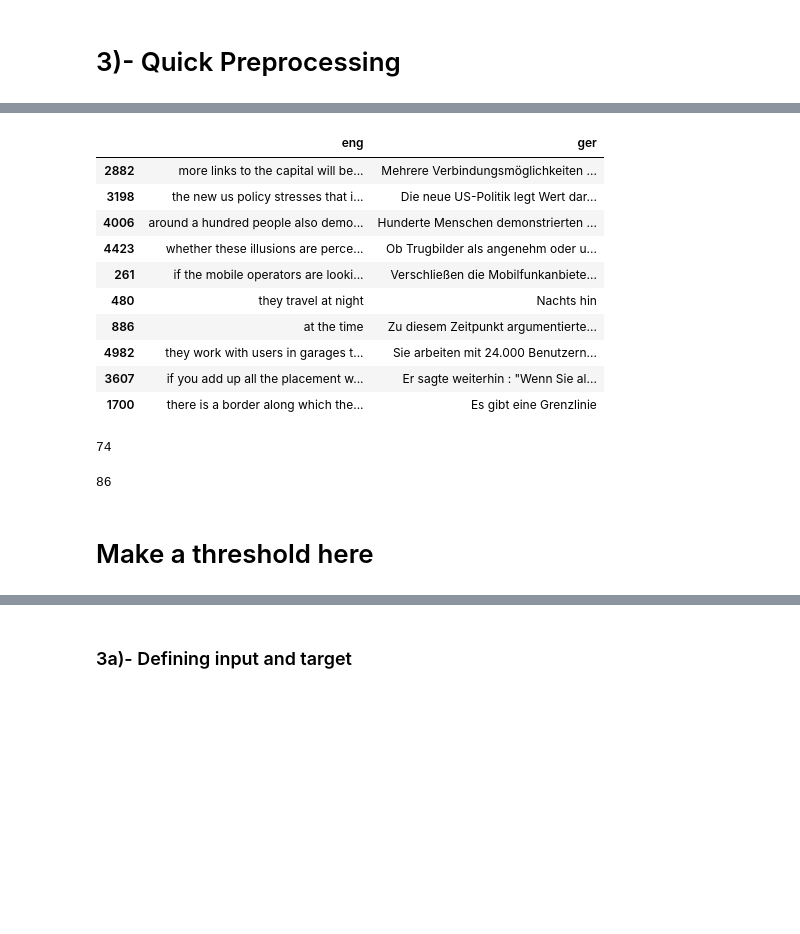
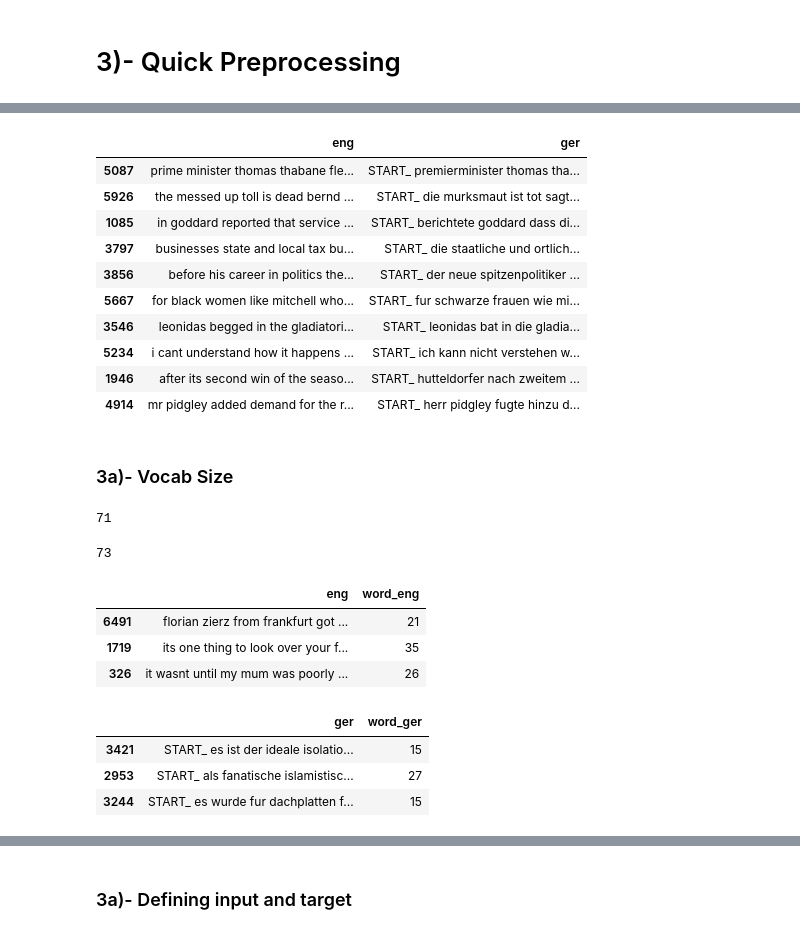
Before and after one commit to HassanSherwani/Language_Translator, a Jupyter notebook: Encoder_Decoder_Model.ipynb, the cells around one changed output, grey strips where cells are left out. Cells and saved outputs as stored; diff of their text form; code cells hidden in the pictures; blank space fills up the shorter version.

```diff
--- a/Encoder_Decoder_Model.ipynb
+++ b/Encoder_Decoder_Model.ipynb
@@ -112,16 +89,19 @@ lines.deu=lines.ger.apply(lambda x: re.sub("'", '', x))
 # %%
 exclude = set(string.punctuation) # Set of all special characters
 # Remove all the special characters
-lines.eng=lines.eng.apply(lambda x: ''.join(ch for ch in x if ch not in exclude))
-lines.deu=lines.ger.apply(lambda x: ''.join(ch for ch in x if ch not in exclude))
+df.eng=df.eng.apply(lambda x: ''.join(ch for ch in x if ch not in exclude))
+df.ger=df.ger.apply(lambda x: ''.join(ch for ch in x if ch not in exclude))
 # %%
 # Remove all numbers from text
 remove_digits = str.maketrans('', '', digits)
-lines.eng=lines.eng.apply(lambda x: x.translate(remove_digits))
-lines.deu=lines.ger.apply(lambda x: x.translate(remove_digits))
+df.eng=df.eng.apply(lambda x: x.translate(remove_digits))
+df.ger=df.ger.apply(lambda x: x.translate(remove_digits))
 # %%
 # Remove extra spaces
-lines.eng=lines.eng.apply(lambda x: x.strip())
-lines.deu=lines.ger.apply(lambda x: x.strip())
-lines.eng=lines.eng.apply(lambda x: re.sub(" +", " ", x))
-lines.deu=lines.ger.apply(lambda x: re.sub(" +", " ", x))
+df.eng=df.eng.apply(lambda x: x.strip())
+df.ger=df.ger.apply(lambda x: x.strip())
+df.eng=df.eng.apply(lambda x: re.sub(" +", " ", x))
+df.ger=df.ger.apply(lambda x: re.sub(" +", " ", x))
+# %%
+# Add start and end tokens to target sequences. I am not German so , I am doing so for my ease
+df.ger = df.ger.apply(lambda x : 'START_ '+ x + ' _END')
@@ -128,17 +115,19 @@ lines.deu=lines.ger.apply(lambda x: re.sub(" +", " ", x))
 # %%
-lines.sample(10)
+df.sample(10)
 # %% [output]
 |  | eng | ger |
-| 2882 | more links to the capital will be... | Mehrere Verbindungsmöglichkeiten ... |
-| 3198 | the new us policy stresses that i... | Die neue US-Politik legt Wert dar... |
-| 4006 | around a hundred people also demo... | Hunderte Menschen demonstrierten ... |
-| 4423 | whether these illusions are perce... | Ob Trugbilder als angenehm oder u... |
-| 261 | if the mobile operators are looki... | Verschließen die Mobilfunkanbiete... |
-| 480 | they travel at night | Nachts hin |
-| 886 | at the time | Zu diesem Zeitpunkt argumentierte... |
-| 4982 | they work with users in garages t... | Sie arbeiten mit 24.000 Benutzern... |
-| 3607 | if you add up all the placement w... | Er sagte weiterhin : "Wenn Sie al... |
-| 1700 | there is a border along which the... | Es gibt eine Grenzlinie |
+| 5087 | prime minister thomas thabane fle... | START_ premierminister thomas tha... |
+| 5926 | the messed up toll is dead bernd ... | START_ die murksmaut ist tot sagt... |
+| 1085 | in goddard reported that service ... | START_ berichtete goddard dass di... |
+| 3797 | businesses state and local tax bu... | START_ die staatliche und ortlich... |
+| 3856 | before his career in politics the... | START_ der neue spitzenpolitiker ... |
+| 5667 | for black women like mitchell who... | START_ fur schwarze frauen wie mi... |
+| 3546 | leonidas begged in the gladiatori... | START_ leonidas bat in die gladia... |
+| 5234 | i cant understand how it happens ... | START_ ich kann nicht verstehen w... |
+| 1946 | after its second win of the seaso... | START_ hutteldorfer nach zweitem ... |
+| 4914 | mr pidgley added demand for the r... | START_ herr pidgley fugte hinzu d... |
+# %% [markdown]
+### 3a)- Vocab Size
 # %%
 # Vocabulary of English
 all_eng_words=set()
@@ -156,20 +145,35 @@ for ger in lines.ger:
 # Max Length of source sequence
 import numpy as np
 lenght_list=[]
-for l in lines.eng:
+for l in df.eng:
     lenght_list.append(len(l.split(' ')))
 max_length_src = np.max(lenght_list)
 max_length_src
 # %% [output]
-74
+71
 # %%
 # Max Length of target sequence
 lenght_list=[]
-for l in lines.ger:
+for l in df.ger:
     lenght_list.append(len(l.split(' ')))
 max_length_tar = np.max(lenght_list)
 max_length_tar
 # %% [output]
-86
+73
-# %% [markdown]
-# Make a threshold here
+# %%
+df['word_eng'] = df['eng'].apply(lambda x: len(str(x).split(" ")))
+df[['eng','word_eng']].sample(3)
+# %% [output]
+|  | eng | word_eng |
+| 6491 | florian zierz from frankfurt got ... | 21 |
+| 1719 | its one thing to look over your f... | 35 |
+| 326 | it wasnt until my mum was poorly ... | 26 |
+# %%
+# adding +2 due to adding of START and END
+df['word_ger'] = df['ger'].apply(lambda x: len(str(x).split(" ")))
+df[['ger','word_ger']].sample(3)
+# %% [output]
+|  | ger | word_ger |
+| 3421 | START_ es ist der ideale isolatio... | 15 |
+| 2953 | START_ als fanatische islamistisc... | 27 |
+| 3244 | START_ es wurde fur dachplatten f... | 15 |
```
Also changed, not shown: parts of 44 cells of this notebook.
